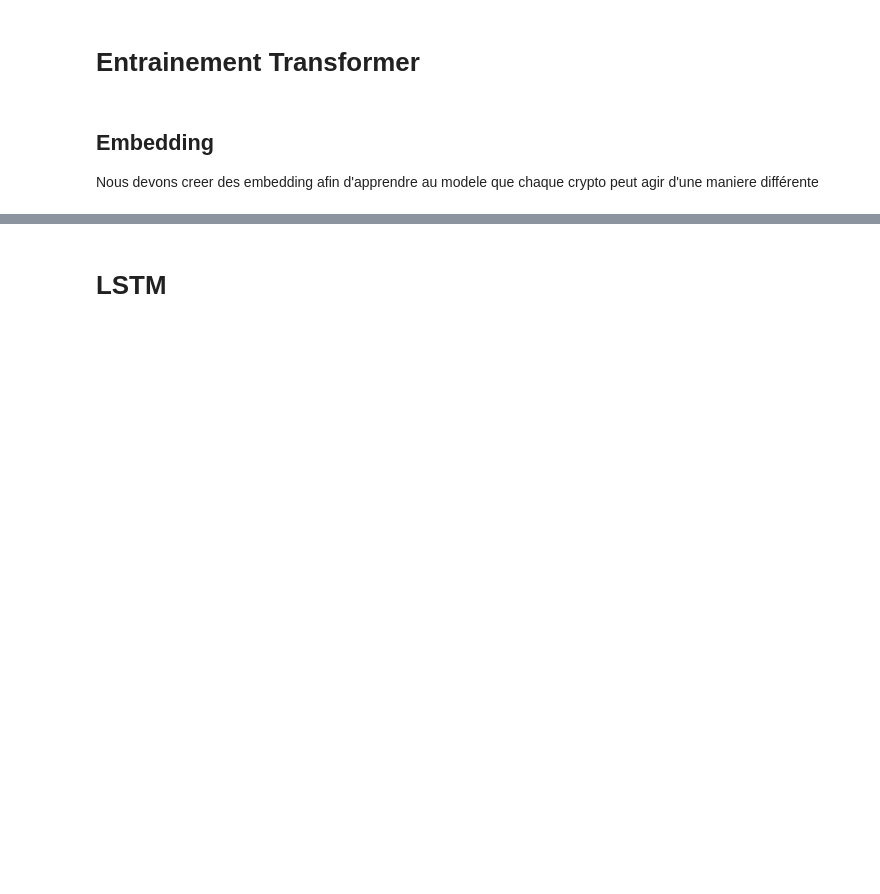
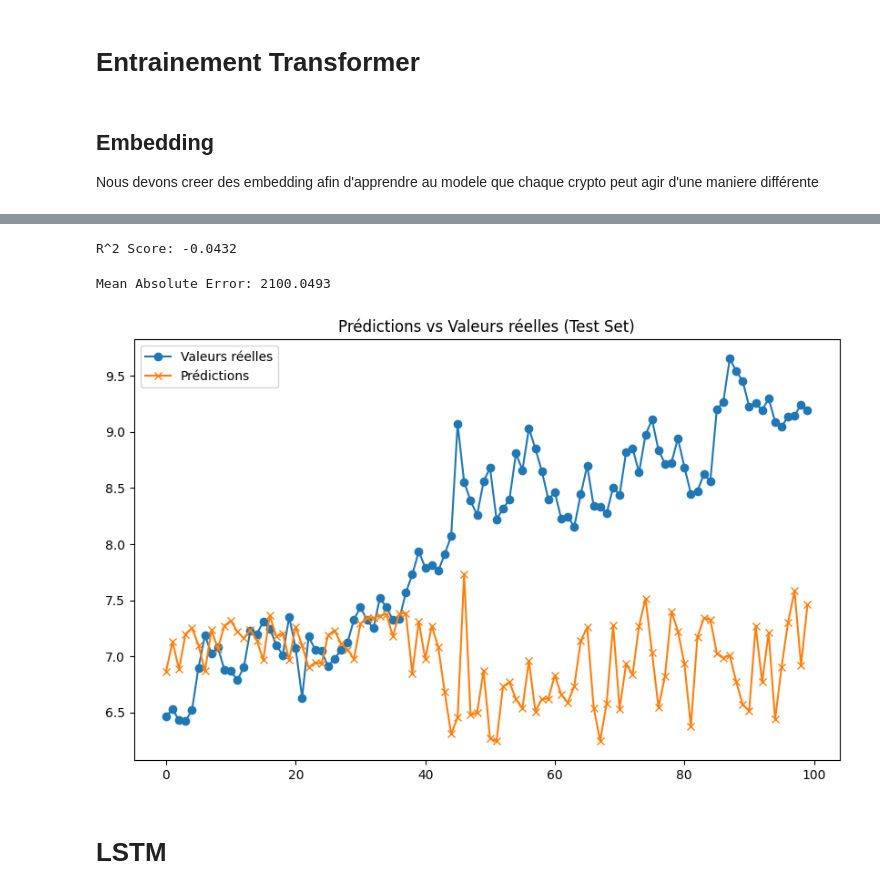
Before and after one commit to palichleo/predict-crypto, a Jupyter notebook: all-steps.ipynb, the cells around one changed output, grey strips where cells are left out. Cells and saved outputs as stored; diff of their text form; code cells hidden in the pictures; blank space fills up the shorter version.

```diff
--- a/all-steps.ipynb
+++ b/all-steps.ipynb
@@ -58,0 +149,3 @@ else:
+# %%
+criterion = nn.MSELoss() # Fonction de perte
+optimizer = torch.optim.Adam(model.parameters(), lr=0.0001, weight_decay=1e-4) # Optimiseur
@@ -58,0 +180,10 @@ else:
+# %%
+# Mettre le modèle en mode évaluation
+model.eval()
+
+# Calculer les prédictions sur le test
+with torch.no_grad():
+    test_predictions = model(X_test_final)
+    test_loss = criterion(test_predictions, y_test_tensor)
+
+print(f"Test Loss: {test_loss.item():.4f}")
@@ -59,3 +192,43 @@ else:
+# %%
+from sklearn.metrics import r2_score
+
+test_predictions = test_predictions.cpu().detach().numpy()
+y_test_original = scaler_test.inverse_transform(y_test_tensor.cpu().detach().numpy())
+
+r2 = r2_score(y_test_original, test_predictions)
+print(f"R^2 Score: {r2:.4f}")
+# %% [output]
+R^2 Score: -0.0432
+# %%
+from sklearn.metrics import mean_absolute_error
+mae = mean_absolute_error(y_test_original, test_predictions)
+print(f"Mean Absolute Error: {mae:.4f}")
+# %% [output]
+Mean Absolute Error: 2100.0493
+# %%
+if isinstance(test_predictions, torch.Tensor):
+    test_predictions_numpy = test_predictions.cpu().numpy()  # Convertir en NumPy si nécessaire
+else:
+    test_predictions_numpy = test_predictions
+
+if isinstance(y_test_tensor, torch.Tensor):
+    y_test_numpy = y_test_tensor.cpu().numpy()  # Convertir en NumPy si nécessaire
+else:
+    y_test_numpy = y_test_tensor
+
+# Inverser la normalisation pour les données originales
+test_predictions_original = scaler_test.inverse_transform(test_predictions_numpy)
+y_test_original = scaler_test.inverse_transform(y_test_numpy)
+
+# Tracer les valeurs réelles vs prédictions
+plt.figure(figsize=(10, 6))
+plt.plot(y_test_original[:100], label='Valeurs réelles', marker='o')  # Les 100 premières valeurs réelles
+plt.plot(test_predictions_original[:100], label='Prédictions', marker='x')  # Les 100 premières prédictions
+plt.legend()
+plt.title("Prédictions vs Valeurs réelles (Test Set)")
+plt.show()
+# %% [output]
+[figure, added]
 # %% [markdown]
 # LSTM
 # %%
```
Also changed, not shown: parts of 18 cells of this notebook.
